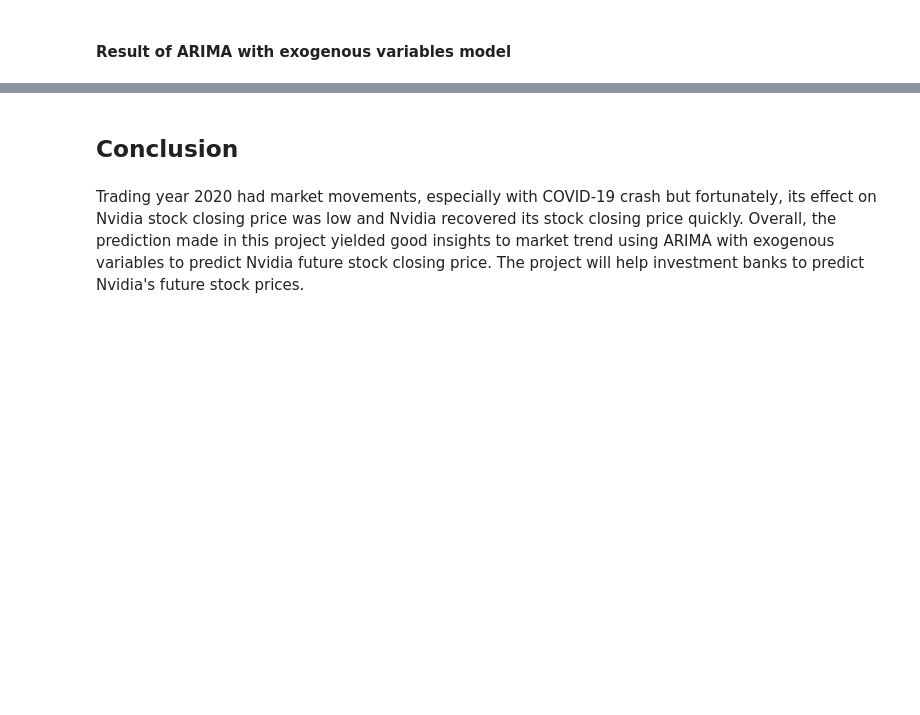
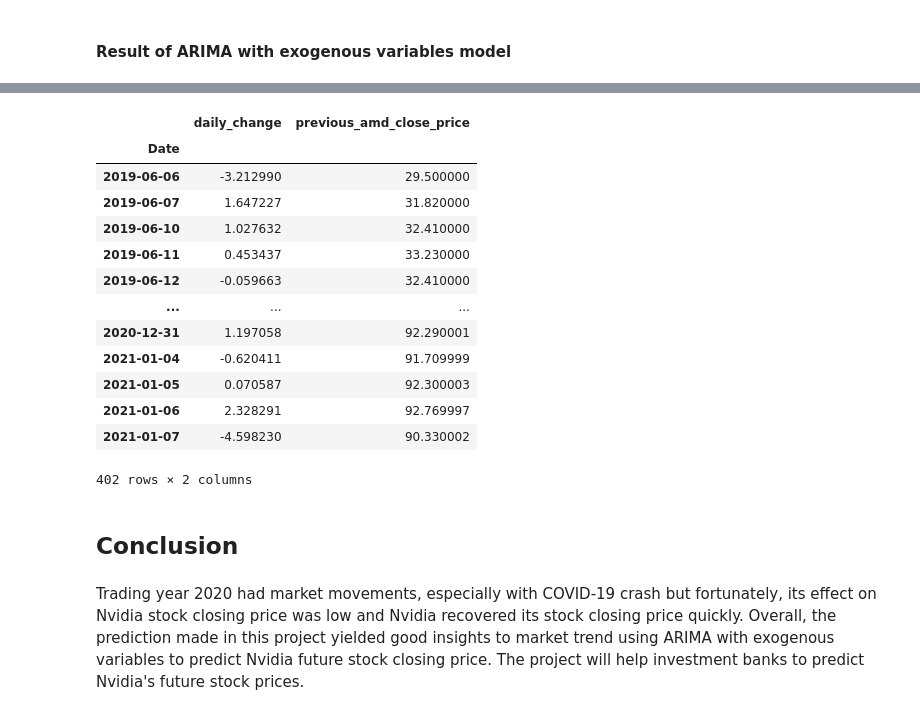
Before and after one commit to jayce7376/Nvidia_Stock_Prediction, a Jupyter notebook: Nvidia_Stock_Prediction.ipynb, the cells around one changed output, grey strips where cells are left out. Cells and saved outputs as stored; diff of their text form; code cells hidden in the pictures; blank space fills up the shorter version.

```diff
--- a/Nvidia_Stock_Prediction.ipynb
+++ b/Nvidia_Stock_Prediction.ipynb
@@ -554,0 +684,23 @@ RMSE: 0.054791043829082085
+# %%
+regressor = Sequential()
+
+regressor.add(LSTM(units = 50, return_sequences= True, input_shape = (train_exo_data.shape[1],1)))
+regressor.add(Dropout(0.2))
+
+regressor.add(LSTM(units = 50, return_sequences= True))
+regressor.add(Dropout(0.2))
+
+regressor.add(LSTM(units = 50, return_sequences = True))
+regressor.add(Dropout(0.2))
+
+regressor.add(LSTM(units = 50))
+regressor.add(Dropout(0.2))
+
+regressor.add(Dense(units = 1))
+
+regressor.summary()
+
+# 연속적인 값 예측하므로 손실함수 mse 사용
+# 손실함수 : 평균제곱오차, 최적화 : adam
+regressor.compile(loss='mean_squared_error', optimizer='rmsprop')
+regressor.fit(train_exo_data, train_data, epochs=50, validation_data=(test_exo_data, test_data))
@@ -555,3 +729,20 @@ RMSE: 0.054791043829082085
+# %%
+train_exo_data
+# %% [output]
+|  | daily_change | previous_amd_close_price |
+| Date |  |  |
+| 2019-06-06 | -3.212990 | 29.500000 |
+| 2019-06-07 | 1.647227 | 31.820000 |
+| 2019-06-10 | 1.027632 | 32.410000 |
+| 2019-06-11 | 0.453437 | 33.230000 |
+| 2019-06-12 | -0.059663 | 32.410000 |
+| ... | ... | ... |
+| 2020-12-31 | 1.197058 | 92.290001 |
+| 2021-01-04 | -0.620411 | 91.709999 |
+| 2021-01-05 | 0.070587 | 92.300003 |
+| 2021-01-06 | 2.328291 | 92.769997 |
+| 2021-01-07 | -4.598230 | 90.330002 |
+402 rows × 2 columns
 # %% [markdown]
 ## Conclusion
 # %% [markdown]
```
Also changed, not shown: parts of 33 cells of this notebook, 4 other files.
